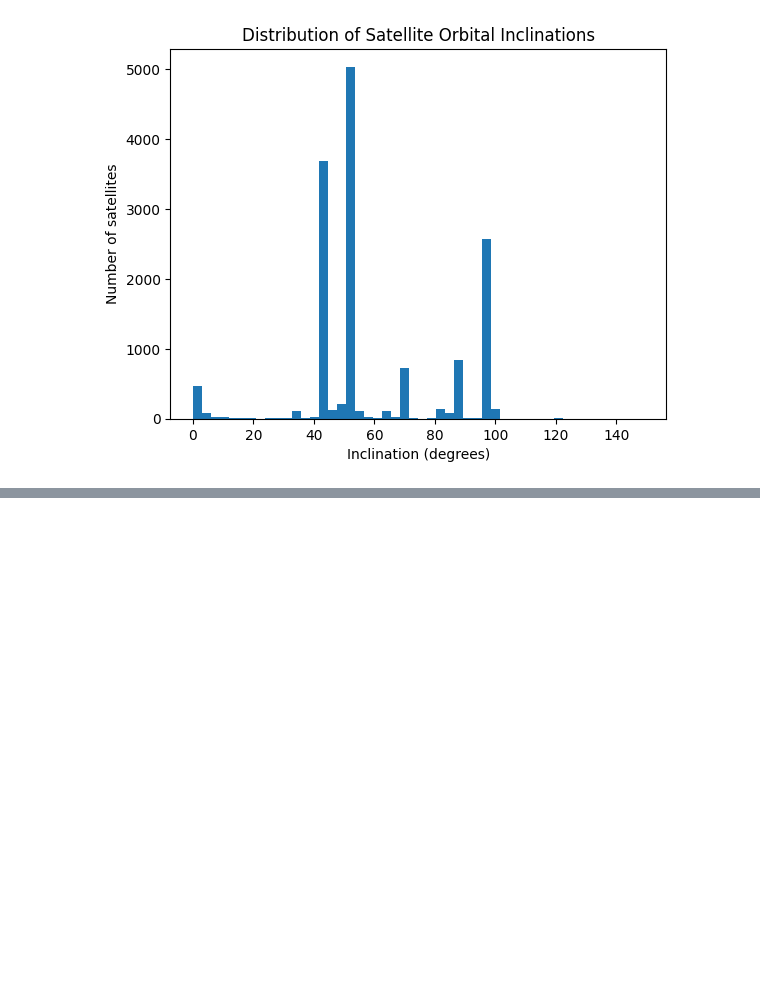
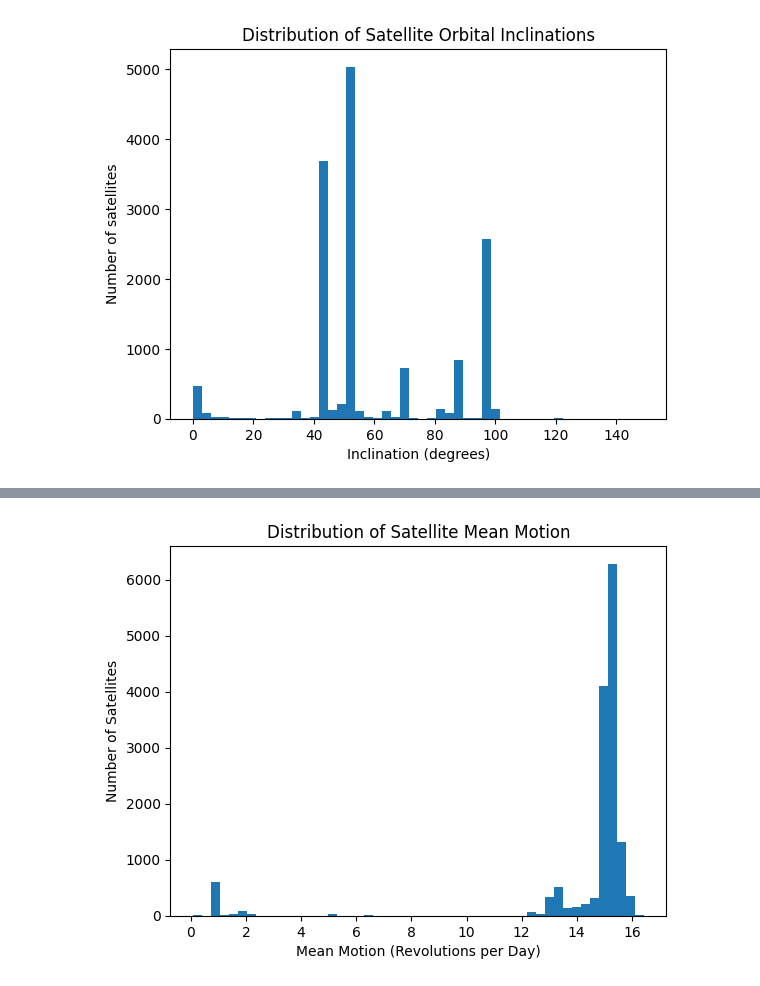
Before and after one commit to janmcconnellCityU/Satellite-Orbit-Data-Exploration, a Jupyter notebook: satellite_orbit_analysis.ipynb.ipynb, the cells around one changed output, grey strips where cells are left out. Cells and saved outputs as stored; diff of their text form; code cells hidden in the pictures; blank space fills up the shorter version.

```diff
--- a/satellite_orbit_analysis.ipynb.ipynb
+++ b/satellite_orbit_analysis.ipynb.ipynb
@@ -214,0 +259,29 @@ plt.show()
+# %%
+# ------------------------------------------------------------
+# Distribution of Satellite Mean Motion
+#
+# Mean motion represents the number of orbital revolutions a
+# satellite completes per day.
+#
+# This histogram shows how satellites cluster into distinct
+# orbital regimes. LEO satellites appear at higher mean motion
+# values (around 14–16 revolutions per day), while satellites
+# in higher orbits have much lower values.
+#
+# The distribution highlights the dominance of LEO satellites
+# in the current active satellite population.
+# ------------------------------------------------------------
+# # Plot the distribution of mean motion values.
+# Mean motion represents the number of orbital revolutions per day.
+# This visualization helps reveal clusters of satellites operating
+# in different orbital regimes.
+
+plt.hist(df["MEAN_MOTION"], bins=50)
+
+plt.xlabel("Mean Motion (Revolutions per Day)")
+plt.ylabel("Number of Satellites")
+plt.title("Distribution of Satellite Mean Motion")
+
+plt.show()
+# %% [output]
+[figure, added]
```
Also changed, not shown: parts of 4 cells of this notebook.
